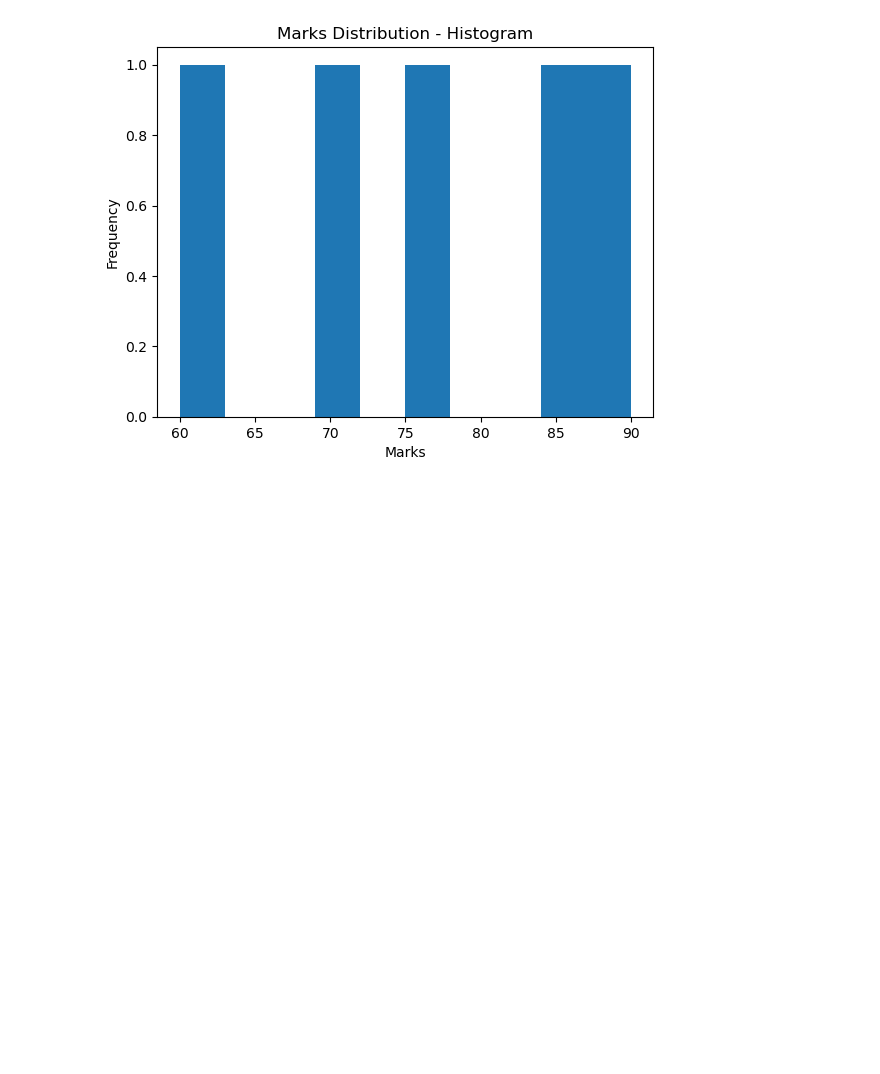
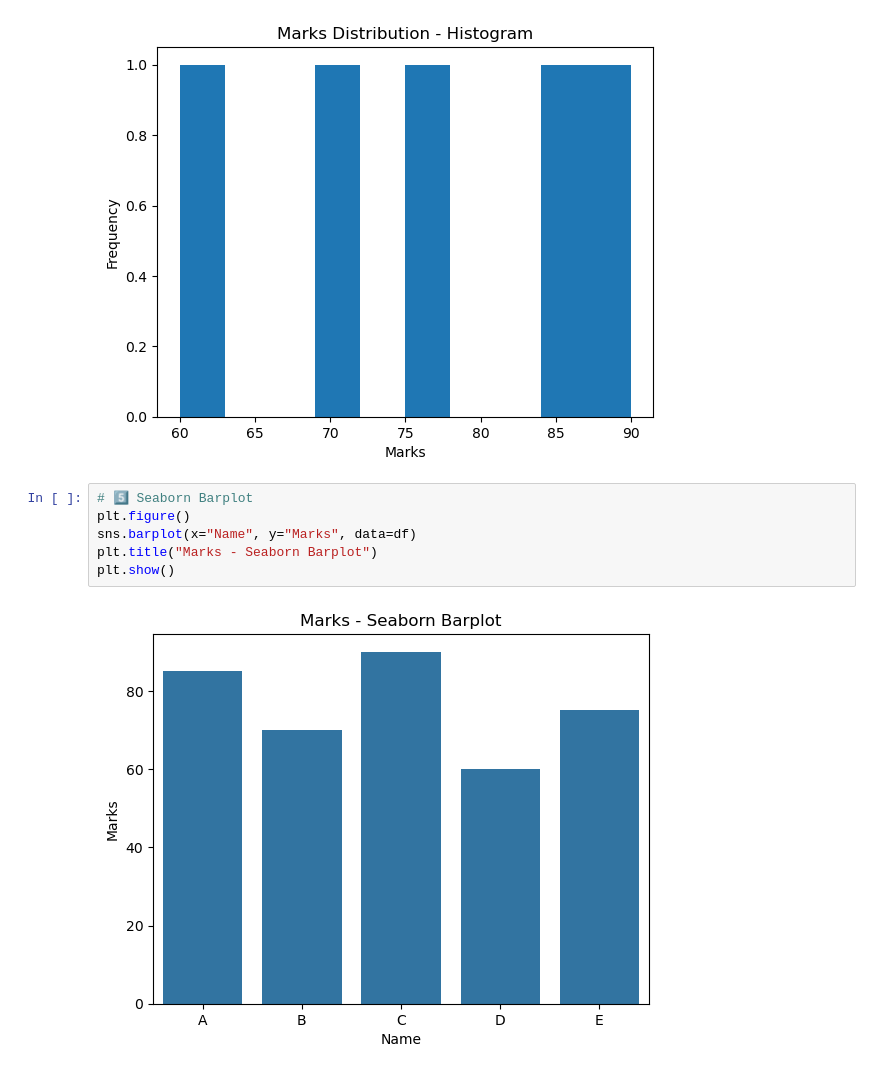
Before and after one commit to sakshi07bhosale/Data-Science, a Jupyter notebook: Day5/matplotlib.ipynb, the cells around one changed output. Saved outputs shown, nothing was run; the diff lists cells and outputs as text; blank space fills up the shorter version.

Commit message:
Seaborn Barplot created using python

```diff
--- a/Day5/matplotlib.ipynb
+++ b/Day5/matplotlib.ipynb
@@ -50,3 +50,11 @@ plt.ylabel("Frequency")
 plt.show()
 # %% [output]
 [figure]
+# %%
+# 5️⃣ Seaborn Barplot
+plt.figure()
+sns.barplot(x="Name", y="Marks", data=df)
+plt.title("Marks - Seaborn Barplot")
+plt.show()
+# %% [output]
+[figure, added]
```
